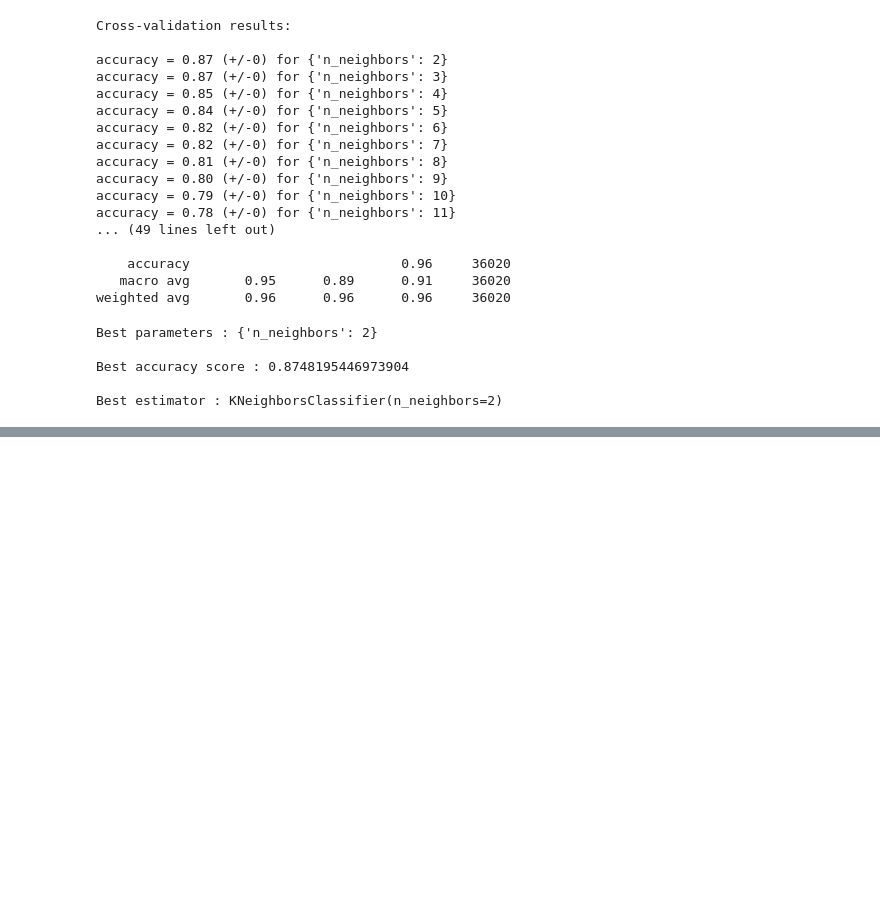
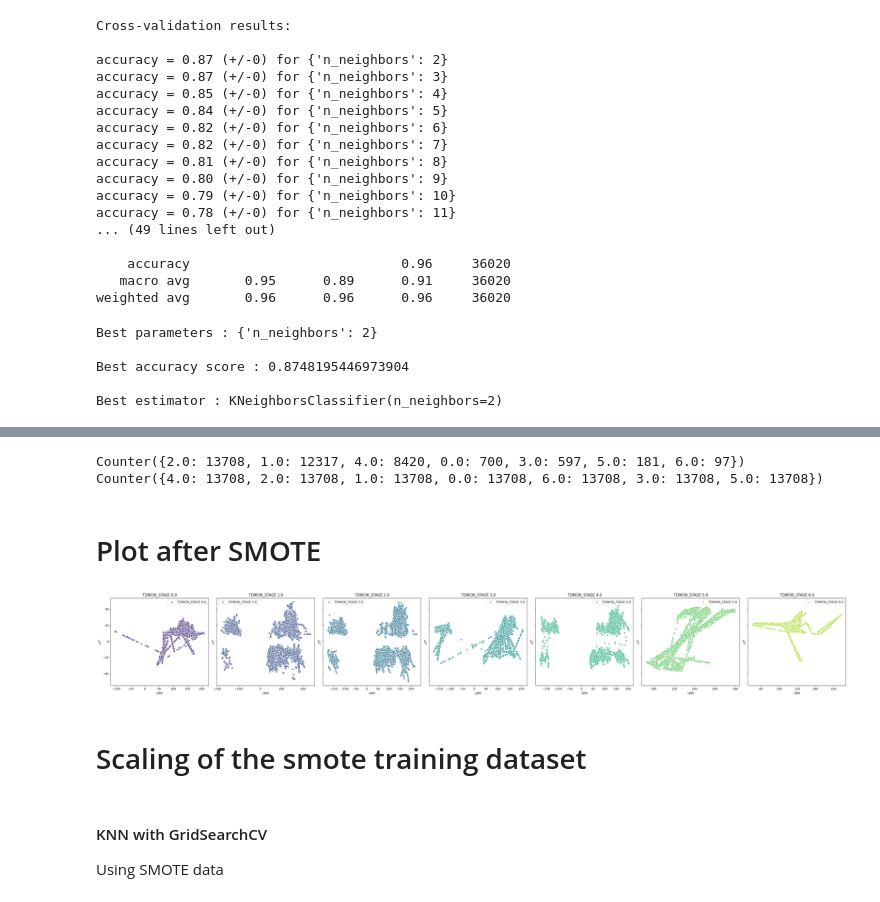
Before and after one commit to dsti-labs/tropical-cyclones, a Jupyter notebook: machine_learning_claire.ipynb, the cells around one changed output, grey strips where cells are left out. Drawn from its saved outputs; the diff is of its cells as text; code cells hidden in the pictures; blank space fills up the shorter version.

```diff
--- a/machine_learning_claire.ipynb
+++ b/machine_learning_claire.ipynb
@@ -313,8 +315,10 @@ col_to_scale = ['WIND', 'DIST2LAND', 'STORM_SPEED']
 scaler = StandardScaler()
 
 # Fit and transform the data:
-X_train[col_to_scale] = scaler.fit_transform(X_train[col_to_scale])
-X_test[col_to_scale] = scaler.transform(X_test[col_to_scale])
+X_train_scaled = X_train.copy()
+X_test_scaled = X_test.copy()
+X_train_scaled[col_to_scale] = scaler.fit_transform(X_train_scaled[col_to_scale])
+X_test_scaled[col_to_scale] = scaler.transform(X_test_scaled[col_to_scale])
 # %%
 # Try an ensemble classifier: Random Forest
 
@@ -484,0 +495,58 @@ fig.show()
+# %%
+# SMOTE procedure
+
+# Initialize SMOTE
+smote = SMOTE(sampling_strategy='auto', random_state=42)
+
+# Fit and resample training data
+X_SMOTE, y_SMOTE = smote.fit_resample(X_train, y_train)
+# %%
+coutner_y_train = Counter(y_train)
+counter_y_SMOTE = Counter(y_SMOTE)
+print(coutner_y_train,
+      counter_y_SMOTE)
+# %% [output]
+Counter({2.0: 13708, 1.0: 12317, 4.0: 8420, 0.0: 700, 3.0: 597, 5.0: 181, 6.0: 97}) Counter({4.0: 13708, 2.0: 13708, 1.0: 13708, 0.0: 13708, 6.0: 13708, 3.0: 13708, 5.0: 13708})
+# %% [markdown]
+# Plot after SMOTE
+# %%
+# Merge X and y
+X_SMOTE_plt = X_SMOTE.reset_index()
+y_SMOTE_plt = y_SMOTE.reset_index()
+
+data_plot = pd.merge(X_SMOTE_plt, y_SMOTE_plt, on="index")
+
+# Redo the plot with the SMOTE data
+
+stages = sorted(data_plot['TD9636_STAGE'].unique())
+num_stages = len(stages)
+
+# Create subplots
+fig, axes = plt.subplots(1, num_stages, figsize=(5 * num_stages, 5), sharey=True)
+
+# If only one stage, make sure axes is iterable
+if num_stages == 1:
+    axes = [axes]
+
+# Define color palette
+palette = sns.color_palette('viridis', num_stages)
+
+# Plot each stage separately
+for axe, stage, color in zip(axes, stages, palette):
+    subset = data_plot[data_plot['TD9636_STAGE'] == stage]
+    axe.scatter(subset['LON'], subset['LAT'], color=color, label=f'TD9636_STAGE {stage}', alpha=0.7, edgecolors='w')
+    axe.set_title(f'TD9636_STAGE {stage}')
+    axe.set_xlabel('LON')
+    axe.set_ylabel('LAT')
+    axe.legend()
+
+# adjust
+plt.tight_layout()
+plt.show()
+
+
+# Problem OUTLIERS ???
+# %% [output]
+[figure, added]
+# %% [markdown]
+# Scaling of the smote training dataset
@@ -484,0 +563,3 @@ fig.show()
+# %% [markdown]
+#### KNN with GridSearchCV
+Using SMOTE data
```
Also changed, not shown: parts of 11 cells of this notebook.
